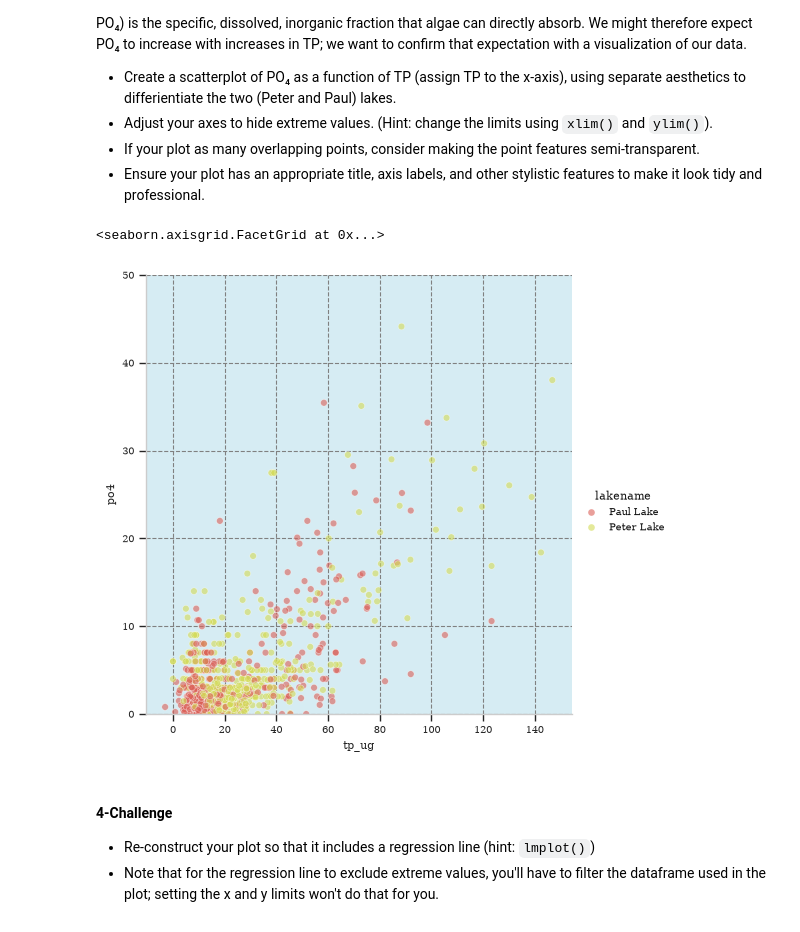
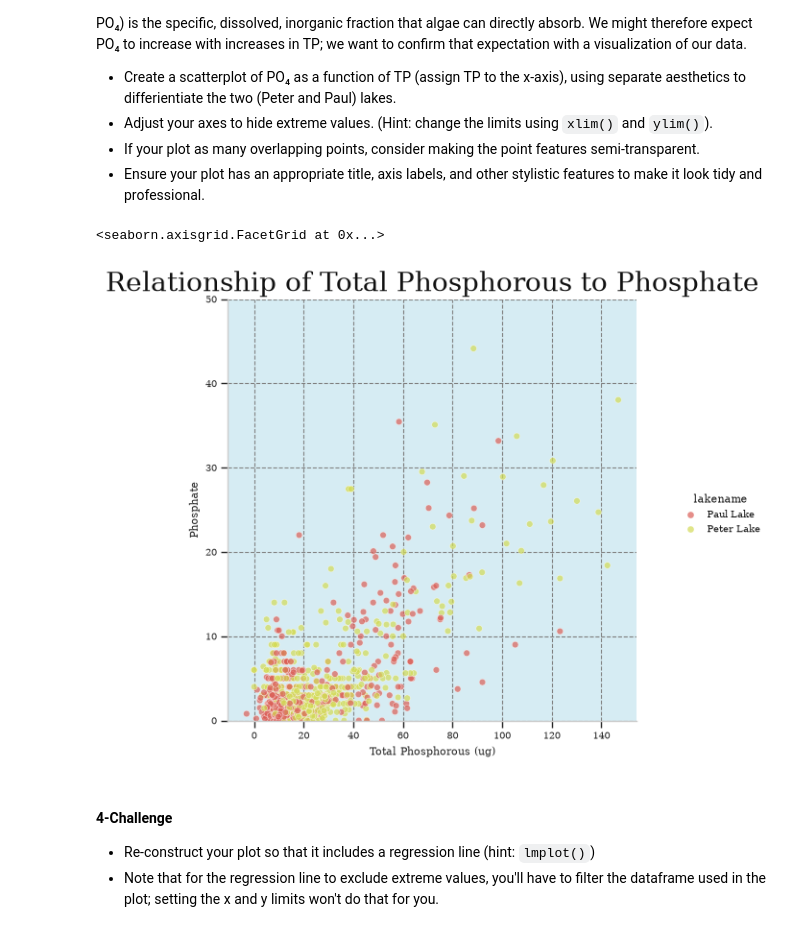
Before and after one commit to Sophiacyt/ENV700, a Jupyter notebook: Assignments/st570_A5-DataVisualization.ipynb, the cells around one changed output. Saved outputs shown, nothing was run; the diff lists cells and outputs as text; code cells hidden in the pictures.

Commit message:
plot2

```diff
--- a/Assignments/st570_A5-DataVisualization.ipynb
+++ b/Assignments/st570_A5-DataVisualization.ipynb
@@ -123,18 +123,22 @@ Total Phosphorus (TP) measures every form of phosphorus in a lake, while phospha
 - Ensure your plot has an appropriate title, axis labels, and other stylistic features to make it look tidy and professional.
 # %%
 # 4. Create a scatterplot of PO4 vs TP
-g = sns.relplot(
+g1 = sns.relplot(
     data = NTL,
     y = 'po4',
     x = 'tp_ug',
     hue='lakename',
-    alpha = 0.6,
+    alpha = 0.7,
 )
 
-g.set(ylim=(0,50))
+g1.set(title='Relationship of Total Phosphorous to Phosphate',
+      xlabel='Total Phosphorous (ug)',
+      ylabel='Phosphate',
+      ylim=(0,50)
+      )
 # %% [output]
 <seaborn.axisgrid.FacetGrid at 0x...>
-[figure, old version]
+[figure, new version]
 # %% [markdown]
 #### 4-Challenge
 * Re-construct your plot so that it includes a regression line (hint: `lmplot()`)
```
Also changed, not shown: parts of 1 cell of this notebook.
